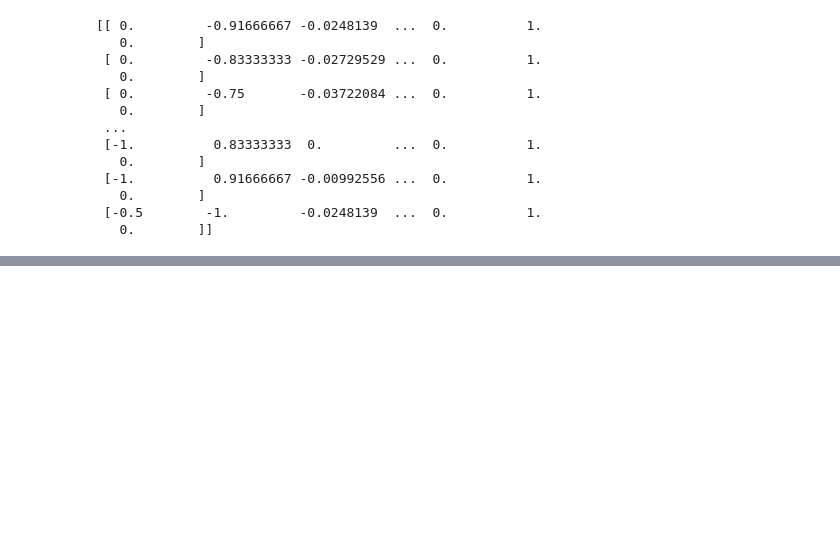
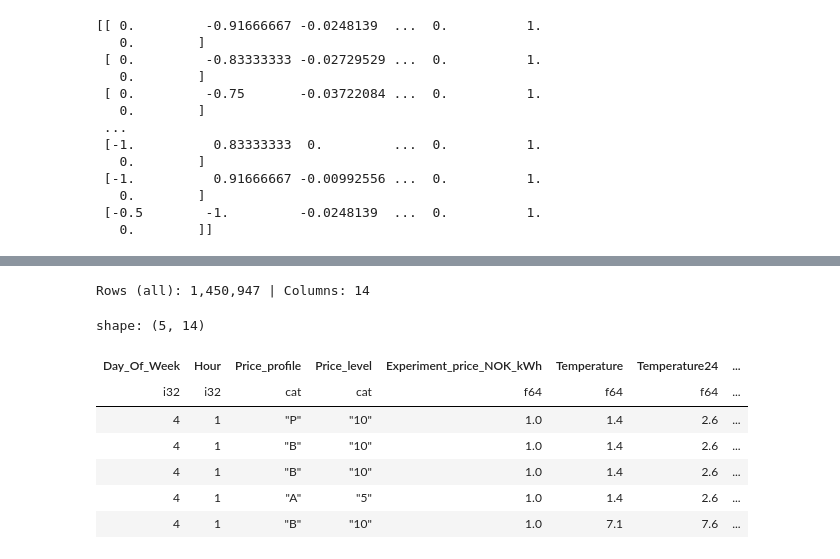
Before and after one commit to MartinOmasta/team_omega, a Jupyter notebook: notebooks/03_preprocessing_and_leakage_prevention.ipynb, the cells around one changed output, grey strips where cells are left out. Cells and saved outputs as stored; diff of their text form; code cells hidden in the pictures; blank space fills up the shorter version.

```diff
--- a/notebooks/03_preprocessing_and_leakage_prevention.ipynb
+++ b/notebooks/03_preprocessing_and_leakage_prevention.ipynb
@@ -1006,0 +1109,23 @@ with pl.Config(tbl_cols=-1, tbl_width_chars=-1):
+# %%
+# drop columns for the Unsupervised dataset that are not useful or detrimental to our machine learning models
+
+cols_to_drop = ["Flexibility_Performance_Index",
+                "High_Flexibility_Flag",
+                "ID",
+                "From",
+                "Date",
+]
+df_unsupervised_columns_removed = df_unsupervised.drop(cols_to_drop)#, strict=False) # strict=False lets us remove future columns without re-running the whole notebook
+with pl.Config(tbl_cols=-1, tbl_width_chars=-1):
+    print(f"Rows (all): {df_unsupervised_columns_removed.height:,} | Columns: {df_unsupervised_columns_removed.width}")
+    display(df_unsupervised_columns_removed.head())
+# %% [output]
+Rows (all): 1,450,947 | Columns: 14
+shape: (5, 14)
+| Day_Of_Week | Hour | Price_profile | Price_level | Experiment_price_NOK_kWh | Temperature | Temperature24 | ... |
+| i32 | i32 | cat | cat | f64 | f64 | f64 | ... |
+| 4 | 1 | "P" | "10" | 1.0 | 1.4 | 2.6 | ... |
+| 4 | 1 | "B" | "10" | 1.0 | 1.4 | 2.6 | ... |
+| 4 | 1 | "B" | "10" | 1.0 | 1.4 | 2.6 | ... |
+| 4 | 1 | "A" | "5" | 1.0 | 1.4 | 2.6 | ... |
+| 4 | 1 | "B" | "10" | 1.0 | 7.1 | 7.6 | ... |
```
Also changed, not shown: parts of 8 cells of this notebook.
